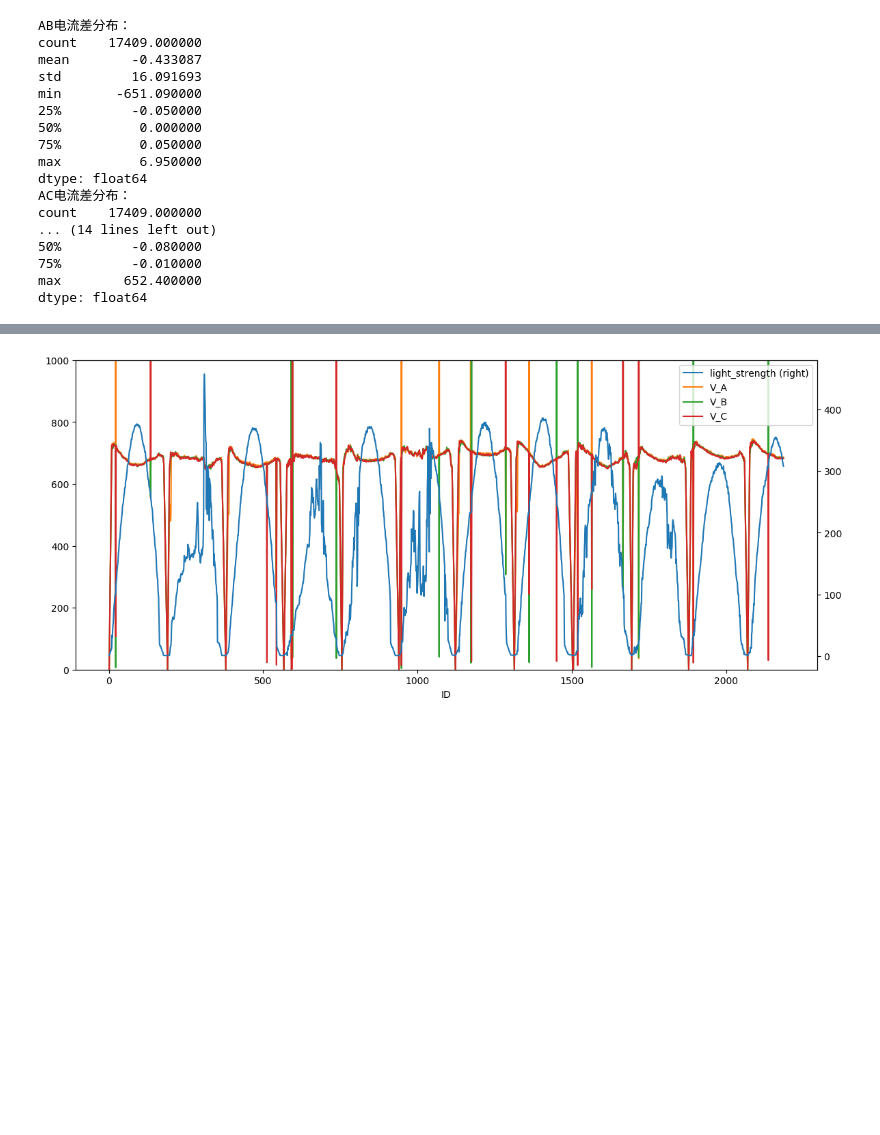
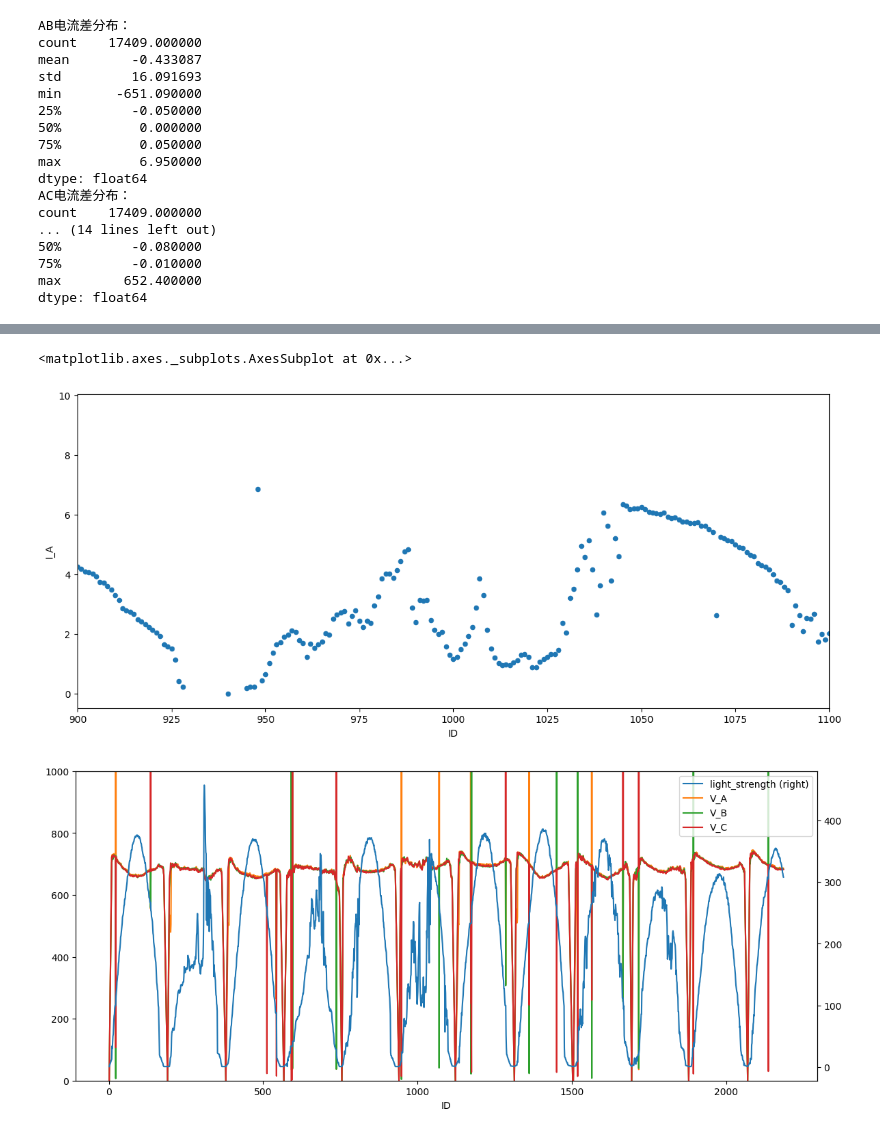
Before and after one commit to thuwyh/solar-magic, a Jupyter notebook: script/0803_使用kernel解决y-ID非线性区预测不准的问题.ipynb, the cells around one changed output, grey strips where cells are left out. Saved outputs shown, nothing was run; the diff lists cells and outputs as text; code cells hidden in the pictures; blank space fills up the shorter version.

```diff
--- a/script/0803_使用kernel解决y-ID非线性区预测不准的问题.ipynb
+++ b/script/0803_使用kernel解决y-ID非线性区预测不准的问题.ipynb
@@ -240,3 +308,18 @@ plt.show()
+# %%
+#问题：为什么会出现电流很大，但辐照强度和发电量很小的情况？
+#ID 1894 所在周期
+figure(num=None, figsize=(14, 6), dpi=100, facecolor='w', edgecolor='k')
+
+ax = plt.gca()
+
+df.plot.scatter(x='ID',xlim=(1000-100,1000+100),y='I_A',ax=ax)
+# df.plot.scatter(x='ID',y='I_A',ax=ax)
+
+
+#答案：电流也有异常值！
+# %% [output]
+<matplotlib.axes._subplots.AxesSubplot at 0x...>
+[figure, added]
 # %%
 #问题2.6：ABC三处电压和light_strength的关系？
 #回答2.6：
```
Also changed, not shown: parts of 7 cells of this notebook, 19 other files.
